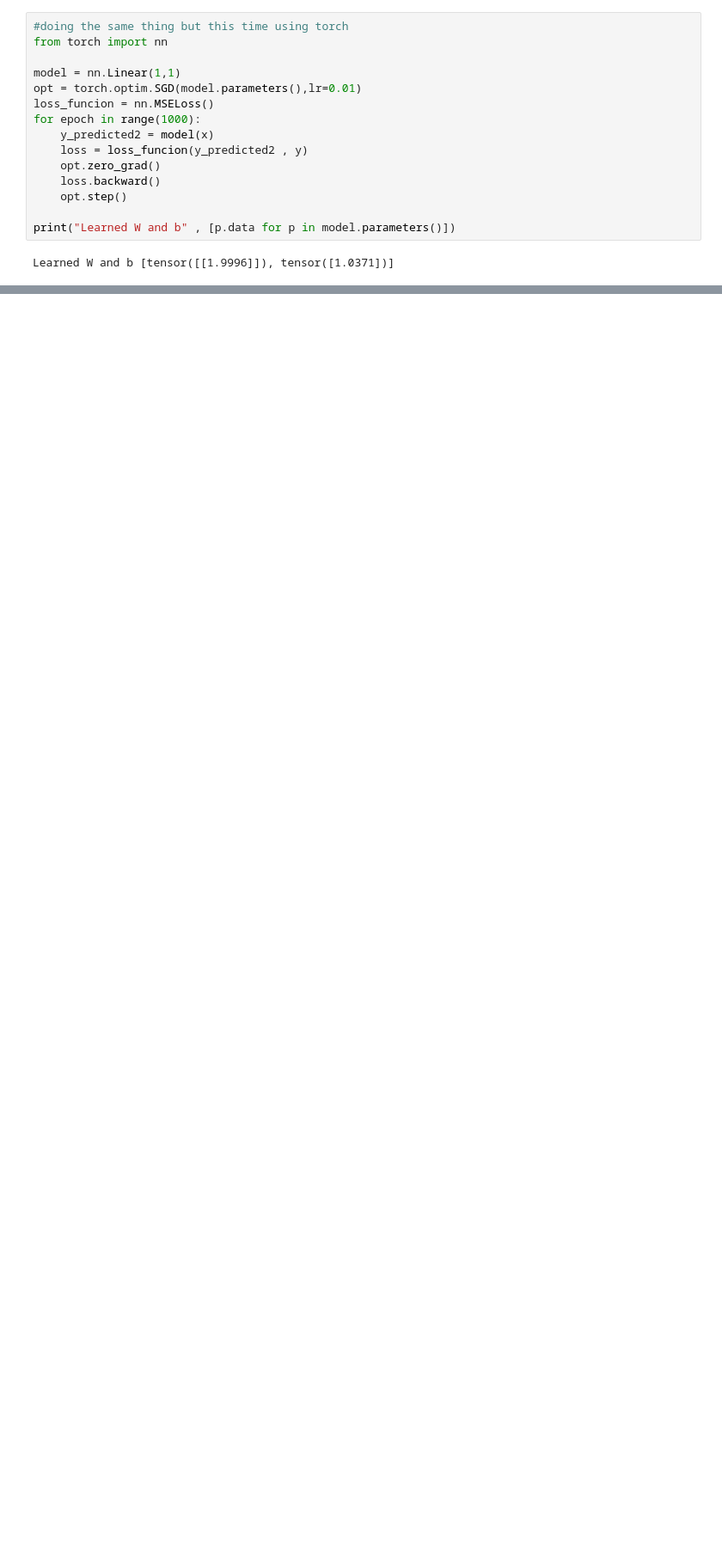
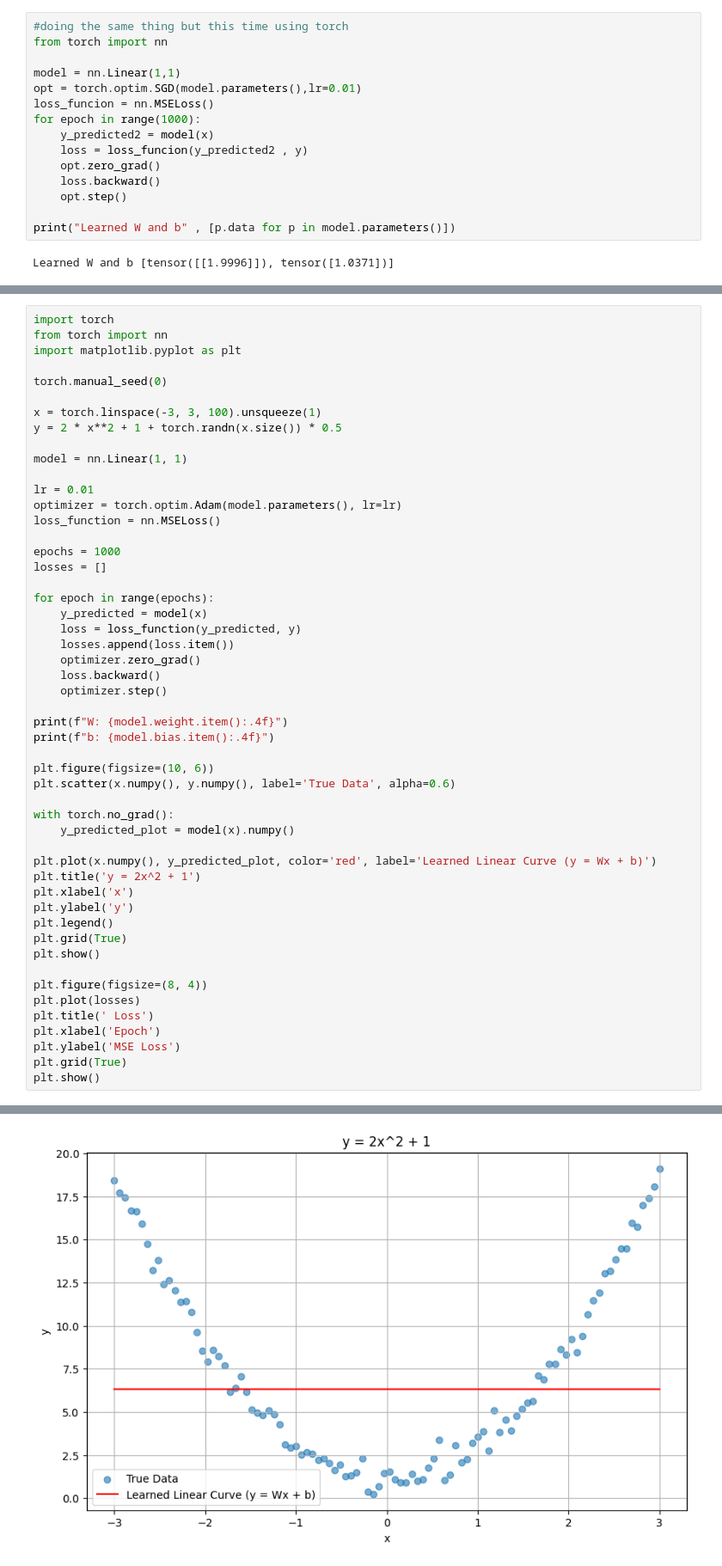
Before and after one commit to AliSalimkhani/DeepNN_Course2025, a Jupyter notebook: DeepNN.ipynb, the cells around one changed output, grey strips where cells are left out. Shown at 86% size. Saved outputs shown, nothing was run; the diff lists cells and outputs as text; blank space fills up the shorter version.

```diff
--- a/DeepNN.ipynb
+++ b/DeepNN.ipynb
@@ -148,0 +338,52 @@ Learned W and b [tensor([[1.9996]]), tensor([1.0371])]
+# %%
+import torch
+from torch import nn
+import matplotlib.pyplot as plt
+
+torch.manual_seed(0)
+
+x = torch.linspace(-3, 3, 100).unsqueeze(1)
+y = 2 * x**2 + 1 + torch.randn(x.size()) * 0.5
+
+model = nn.Linear(1, 1)
+
+lr = 0.01
+optimizer = torch.optim.Adam(model.parameters(), lr=lr)
+loss_function = nn.MSELoss()
+
+epochs = 1000
+losses = []
+
+for epoch in range(epochs):
+    y_predicted = model(x)
+    loss = loss_function(y_predicted, y)
+    losses.append(loss.item())
+    optimizer.zero_grad()
+    loss.backward()
+    optimizer.step()
+
+print(f"W: {model.weight.item():.4f}")
+print(f"b: {model.bias.item():.4f}")
+
+plt.figure(figsize=(10, 6))
+plt.scatter(x.numpy(), y.numpy(), label='True Data', alpha=0.6)
+
+with torch.no_grad():
+    y_predicted_plot = model(x).numpy()
+
+plt.plot(x.numpy(), y_predicted_plot, color='red', label='Learned Linear Curve (y = Wx + b)')
+plt.title('y = 2x^2 + 1')
+plt.xlabel('x')
+plt.ylabel('y')
+plt.legend()
+plt.grid(True)
+plt.show()
+
+plt.figure(figsize=(8, 4))
+plt.plot(losses)
+plt.title(' Loss')
+plt.xlabel('Epoch')
+plt.ylabel('MSE Loss')
+plt.grid(True)
+plt.show()
+# %% [output]
@@ -148,0 +392 @@ Learned W and b [tensor([[1.9996]]), tensor([1.0371])]
+[figure, added]
```
Also changed, not shown: parts of 16 cells of this notebook.
